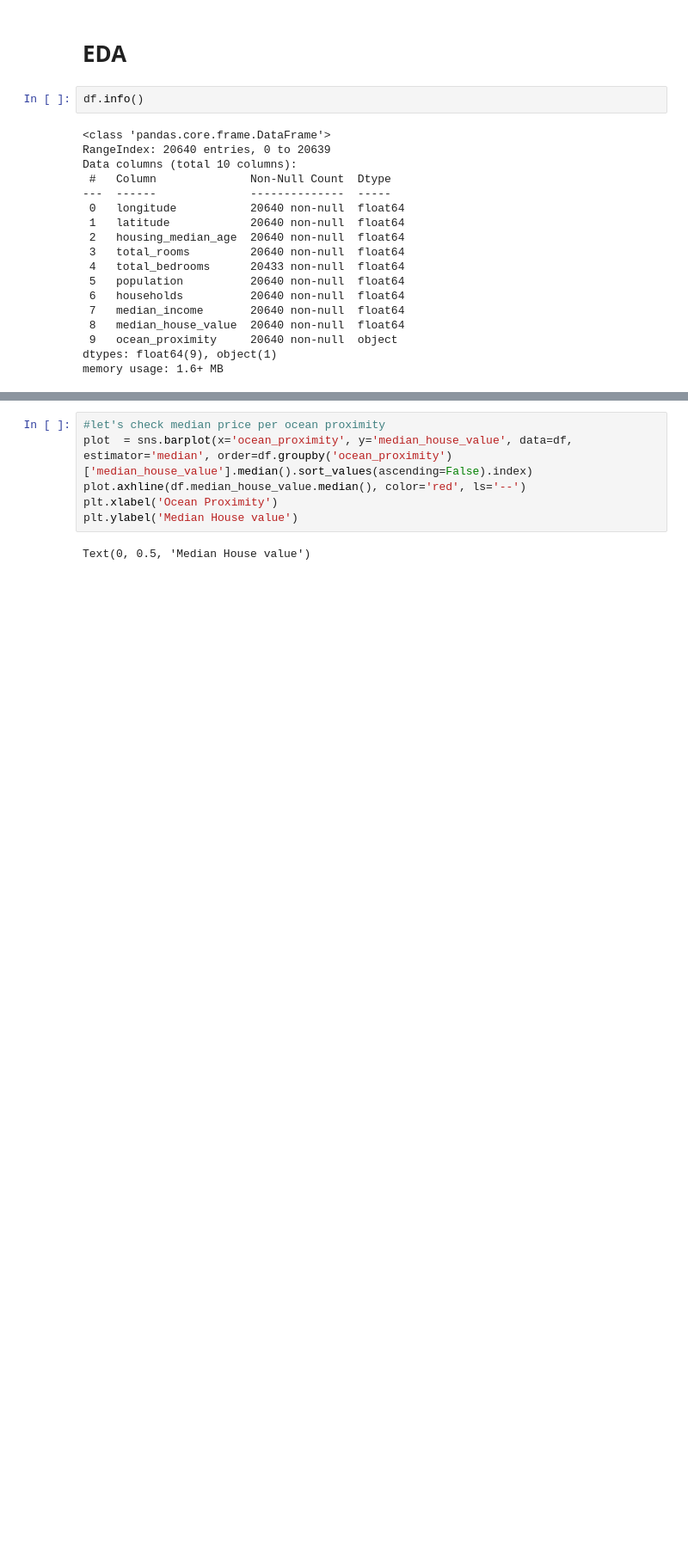
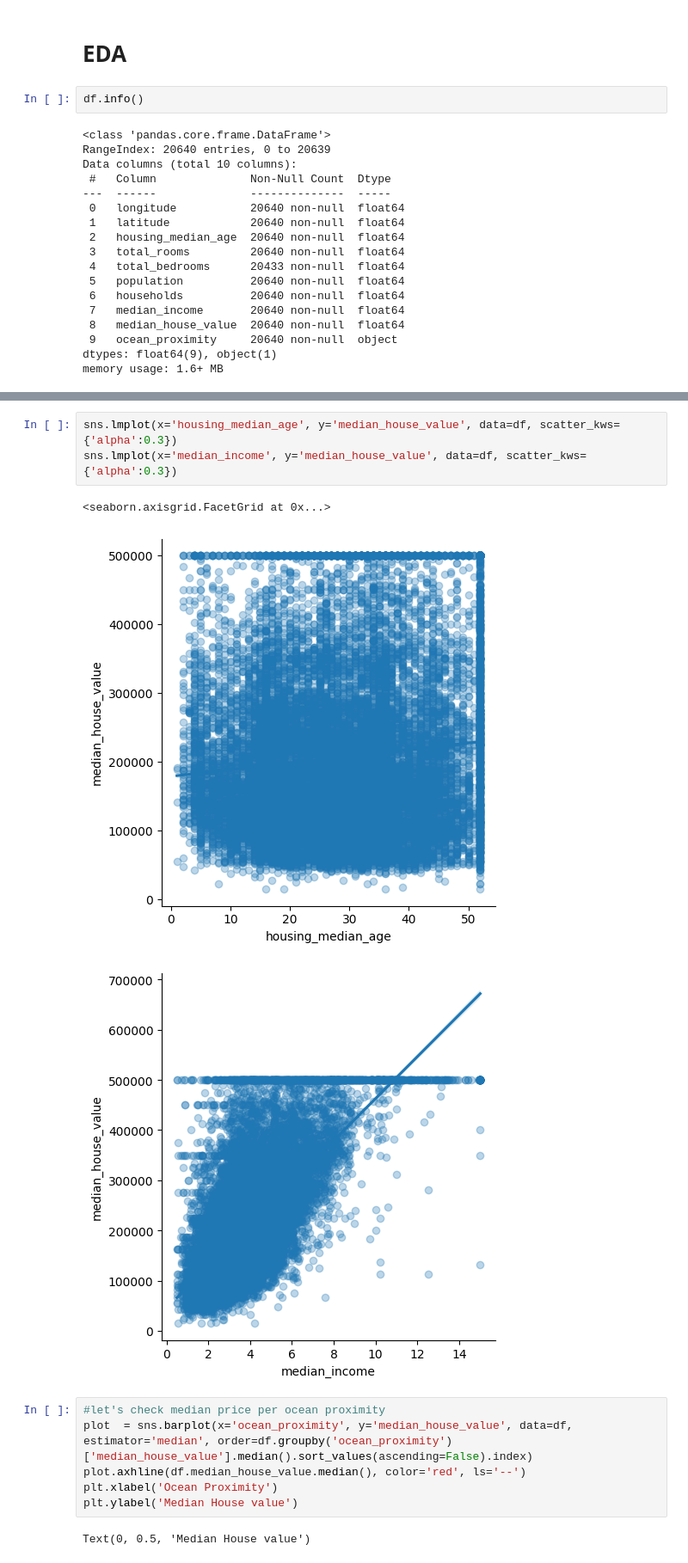
Before and after one commit to obaliuta/houseprices, a Jupyter notebook: notebook.ipynb, the cells around one changed output, grey strips where cells are left out. Shown at 86% size. Cells and saved outputs as stored; diff of their text form; blank space fills up the shorter version.

```diff
--- a/notebook.ipynb
+++ b/notebook.ipynb
@@ -65,6 +69,13 @@ df.describe()
 | 50% | -118.490000 | 34.260000 | 29.000000 | 2127.000000 | 435.000000 | 1166.000000 | 409.000000 | ... |
 | 75% | -118.010000 | 37.710000 | 37.000000 | 3148.000000 | 647.000000 | 1725.000000 | 605.000000 | ... |
 | max | -114.310000 | 41.950000 | 52.000000 | 39320.000000 | 6445.000000 | 35682.000000 | 6082.000000 | ... |
+# %%
+sns.lmplot(x='housing_median_age', y='median_house_value', data=df, scatter_kws={'alpha':0.3})
+sns.lmplot(x='median_income', y='median_house_value', data=df, scatter_kws={'alpha':0.3})
+# %% [output]
+<seaborn.axisgrid.FacetGrid at 0x...>
+[figure, added]
+[figure, added]
 # %%
 #let's check median price per ocean proximity
 plot  = sns.barplot(x='ocean_proximity', y='median_house_value', data=df, estimator='median', order=df.groupby('ocean_proximity')['median_house_value'].median().sort_values(ascending=False).index)
```
Also changed, not shown: parts of 8 cells of this notebook, 1 other file.
